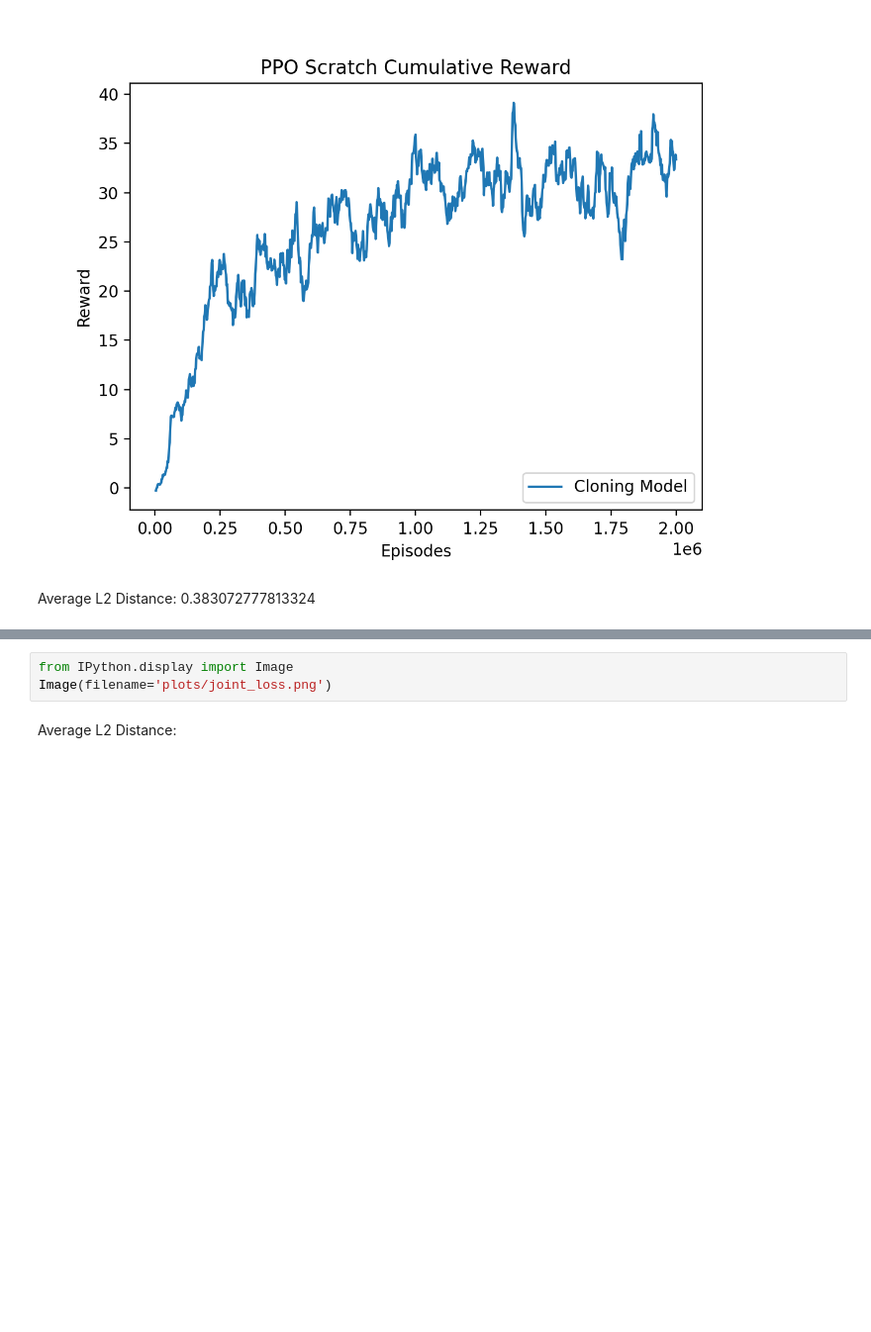
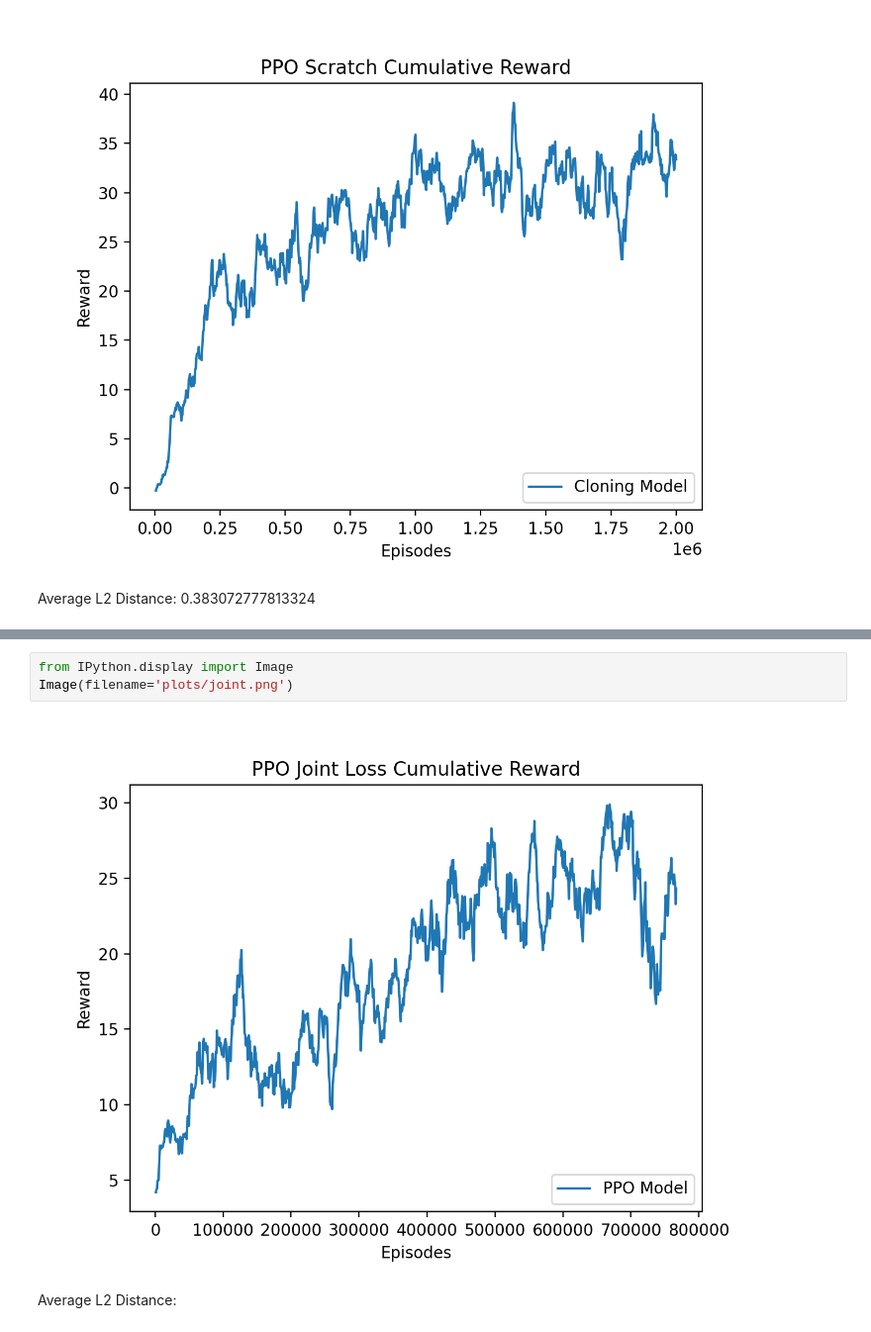
Before and after one commit to abdulhaim/884_hw3, a Jupyter notebook: hw3_solutions.ipynb, the cells around one changed output, grey strips where cells are left out. Shown at 99% size. Cells and saved outputs as stored; diff of their text form; blank space fills up the shorter version.

Commit message:
joint working

```diff
--- a/hw3_solutions.ipynb
+++ b/hw3_solutions.ipynb
@@ -61,6 +63,8 @@ Average L2 Distance:
 # %%
 from IPython.display import Image
-Image(filename='plots/joint_loss.png')
+Image(filename='plots/joint.png')
+# %% [output]
+[figure, added]
 # %% [markdown]
 Average L2 Distance:
 # %% [markdown]
```
Also changed, not shown: parts of 6 cells of this notebook, 16 other files.
